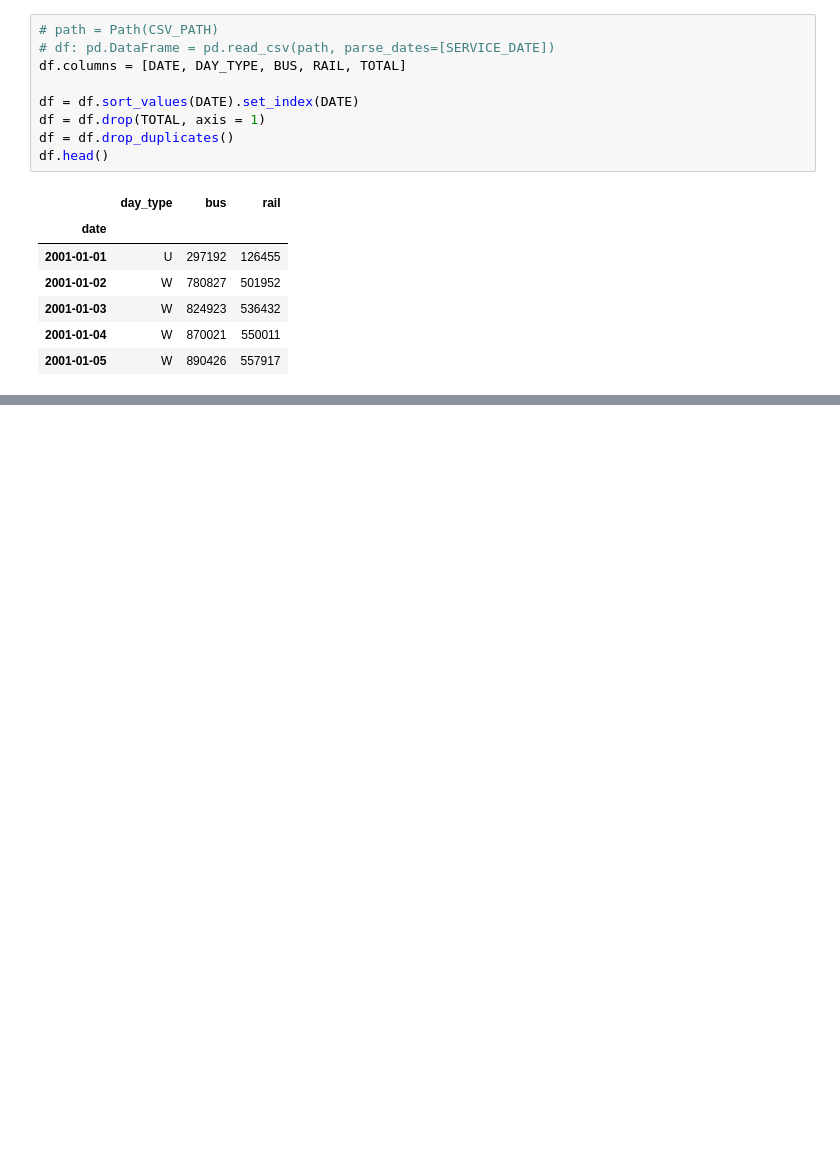
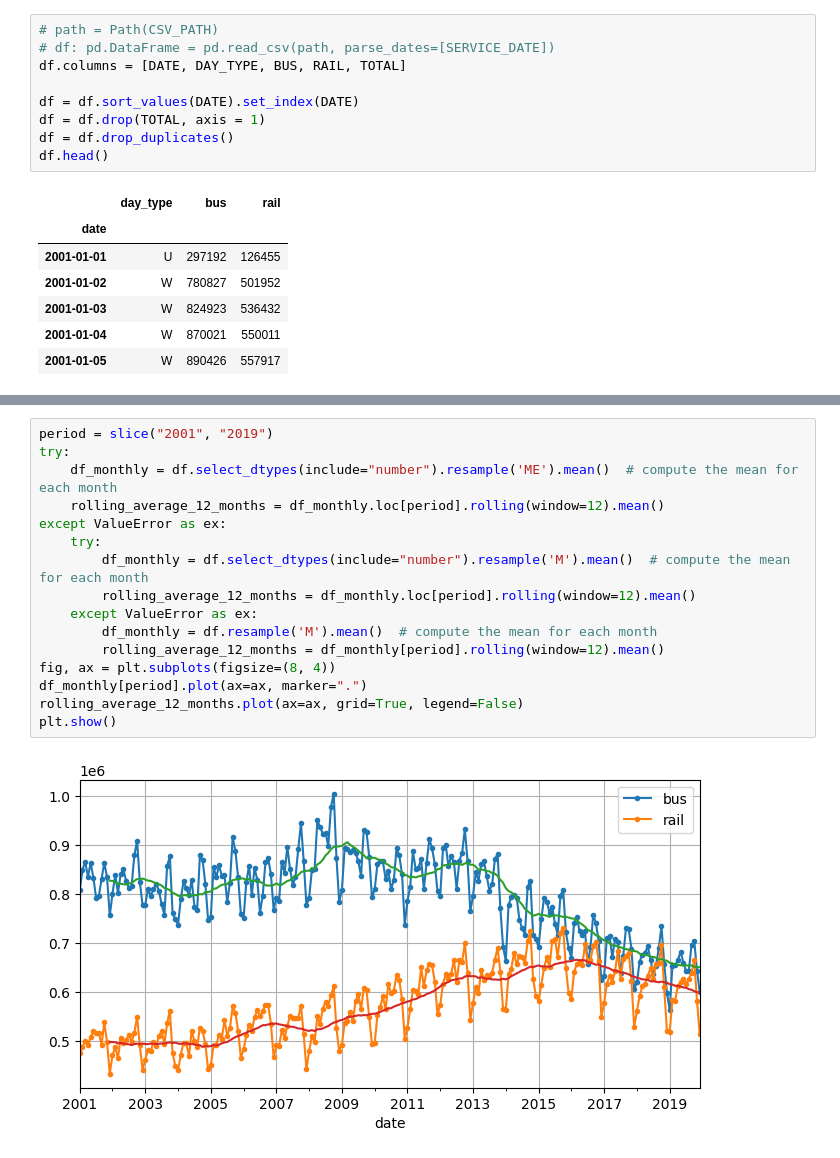
Before and after one commit to DrDiemotma/MLTraining, a Jupyter notebook: Notebooks/Training/Chapter15.ipynb, the cells around one changed output, grey strips where cells are left out. Saved outputs shown, nothing was run; the diff lists cells and outputs as text; blank space fills up the shorter version.

```diff
--- a/Notebooks/Training/Chapter15.ipynb
+++ b/Notebooks/Training/Chapter15.ipynb
@@ -35,0 +81,18 @@ df.head()
+# %%
+period = slice("2001", "2019")
+try:
+    df_monthly = df.select_dtypes(include="number").resample('ME').mean()  # compute the mean for each month
+    rolling_average_12_months = df_monthly.loc[period].rolling(window=12).mean()
+except ValueError as ex:
+    try:
+        df_monthly = df.select_dtypes(include="number").resample('M').mean()  # compute the mean for each month
+        rolling_average_12_months = df_monthly.loc[period].rolling(window=12).mean()
+    except ValueError as ex:
+        df_monthly = df.resample('M').mean()  # compute the mean for each month
+        rolling_average_12_months = df_monthly[period].rolling(window=12).mean()
+fig, ax = plt.subplots(figsize=(8, 4))
+df_monthly[period].plot(ax=ax, marker=".")
+rolling_average_12_months.plot(ax=ax, grid=True, legend=False)
+plt.show()
+# %% [output]
+[figure, added]
```
Also changed, not shown: parts of 49 cells of this notebook, 3 other files.
